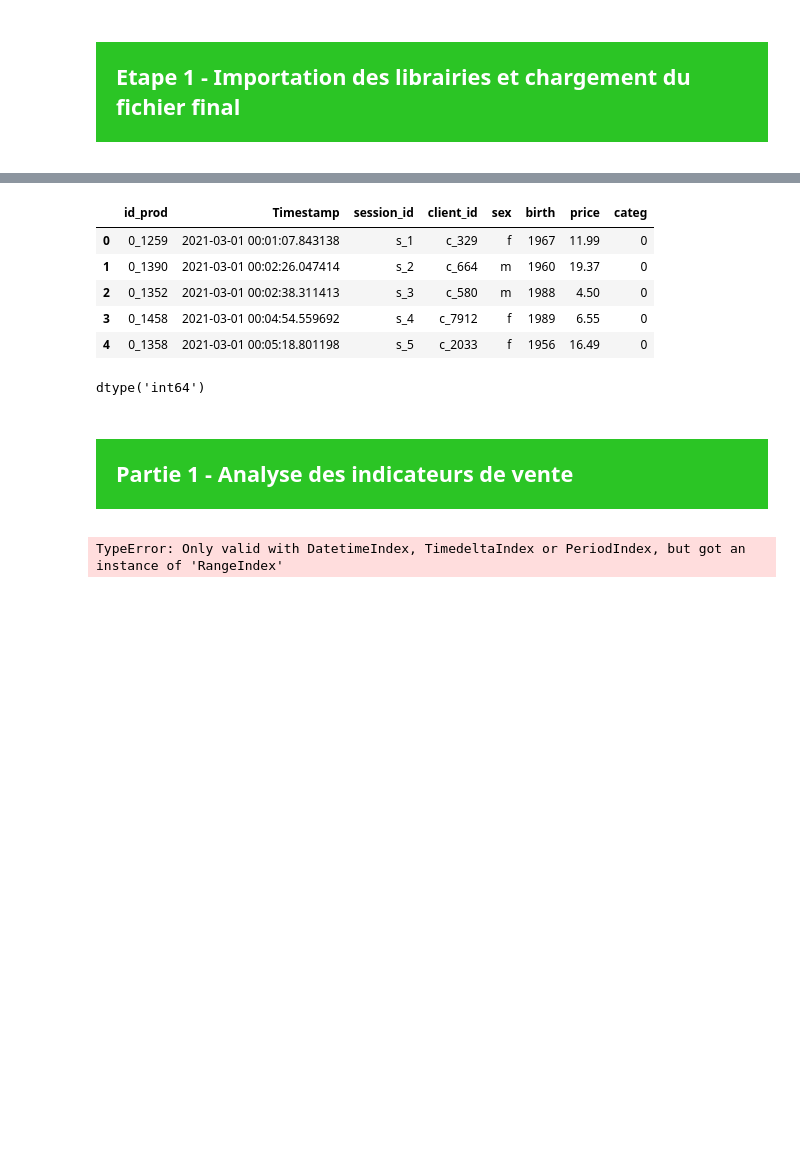
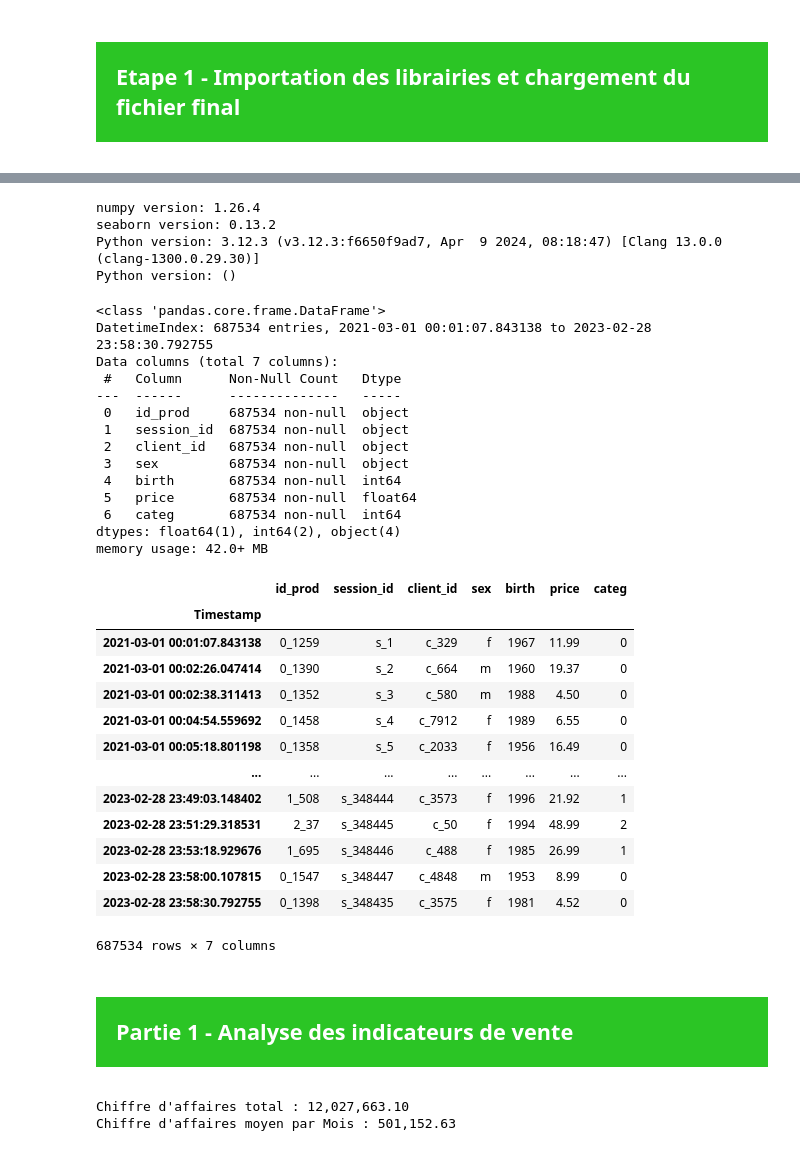
Before and after one commit to IshemZ/Projet_6-Lapage, a Jupyter notebook: Programme/0.main.ipynb, the cells around one changed output, grey strips where cells are left out. Drawn from its saved outputs; the diff is of its cells as text; code cells hidden in the pictures; blank space fills up the shorter version.

```diff
--- a/Programme/0.main.ipynb
+++ b/Programme/0.main.ipynb
@@ -69,9 +10,0 @@ memory usage: 42.0+ MB
-# %%
-df_all.head()
-# %% [output]
-|  | id_prod | Timestamp | session_id | client_id | sex | birth | price | categ |
-| 0 | 0_1259 | 2021-03-01 00:01:07.843138 | s_1 | c_329 | f | 1967 | 11.99 | 0 |
-| 1 | 0_1390 | 2021-03-01 00:02:26.047414 | s_2 | c_664 | m | 1960 | 19.37 | 0 |
-| 2 | 0_1352 | 2021-03-01 00:02:38.311413 | s_3 | c_580 | m | 1988 | 4.50 | 0 |
-| 3 | 0_1458 | 2021-03-01 00:04:54.559692 | s_4 | c_7912 | f | 1989 | 6.55 | 0 |
-| 4 | 0_1358 | 2021-03-01 00:05:18.801198 | s_5 | c_2033 | f | 1956 | 16.49 | 0 |
@@ -80,14 +11,65 @@ df_all.set_index('Timestamp')
-# %%
-df_all.index.dtype
-# %% [output]
-dtype('int64')
+# %%
+import pandas as pd
+import numpy as np
+import matplotlib.pyplot as plt
+import seaborn as sns
+from datetime import datetime
+import sys
+import matplotlib.ticker as ticker
+
+print("numpy version:", np.__version__)
+print("seaborn version:", sns.__version__)
+print("Python version:", sys.version)
+print("Python version:", datetime.__type_params__)
+
+df_all = pd.read_csv('../Source/Data_processed/lapage_all.csv', sep=';', index_col=['Timestamp'] , parse_dates=True)
+# %% [output]
+numpy version: 1.26.4
+seaborn version: 0.13.2
+Python version: 3.12.3 (v3.12.3:f6650f9ad7, Apr  9 2024, 08:18:47) [Clang 13.0.0 (clang-1300.0.29.30)]
+Python version: ()
+# %%
+df_all.info()
+df_all
+# %% [output]
+<class 'pandas.core.frame.DataFrame'>
+DatetimeIndex: 687534 entries, 2021-03-01 00:01:07.843138 to 2023-02-28 23:58:30.792755
+Data columns (total 7 columns):
+ #   Column      Non-Null Count   Dtype
+---  ------      --------------   -----
+ 0   id_prod     687534 non-null  object
+ 1   session_id  687534 non-null  object
+ 2   client_id   687534 non-null  object
+ 3   sex         687534 non-null  object
+ 4   birth       687534 non-null  int64
+ 5   price       687534 non-null  float64
+ 6   categ       687534 non-null  int64
+dtypes: float64(1), int64(2), object(4)
+memory usage: 42.0+ MB
+|  | id_prod | session_id | client_id | sex | birth | price | categ |
+| Timestamp |  |  |  |  |  |  |  |
+| 2021-03-01 00:01:07.843138 | 0_1259 | s_1 | c_329 | f | 1967 | 11.99 | 0 |
+| 2021-03-01 00:02:26.047414 | 0_1390 | s_2 | c_664 | m | 1960 | 19.37 | 0 |
+| 2021-03-01 00:02:38.311413 | 0_1352 | s_3 | c_580 | m | 1988 | 4.50 | 0 |
+| 2021-03-01 00:04:54.559692 | 0_1458 | s_4 | c_7912 | f | 1989 | 6.55 | 0 |
+| 2021-03-01 00:05:18.801198 | 0_1358 | s_5 | c_2033 | f | 1956 | 16.49 | 0 |
+| ... | ... | ... | ... | ... | ... | ... | ... |
+| 2023-02-28 23:49:03.148402 | 1_508 | s_348444 | c_3573 | f | 1996 | 21.92 | 1 |
+| 2023-02-28 23:51:29.318531 | 2_37 | s_348445 | c_50 | f | 1994 | 48.99 | 2 |
+| 2023-02-28 23:53:18.929676 | 1_695 | s_348446 | c_488 | f | 1985 | 26.99 | 1 |
+| 2023-02-28 23:58:00.107815 | 0_1547 | s_348447 | c_4848 | m | 1953 | 8.99 | 0 |
+| 2023-02-28 23:58:30.792755 | 0_1398 | s_348435 | c_3575 | f | 1981 | 4.52 | 0 |
+687534 rows × 7 columns
 # %% [markdown]
 <div style="background-color: rgb(43, 197, 37);" >
 <h2 style="margin: auto; padding: 20px; color:#fff; "> Partie 1 - Analyse des indicateurs de vente </h2>
 </div>
-# %%
-#Evolution mensuel du chiffre d'affaire de la librairie lapage
-df_all.resample('ME', )['price'].sum().plot()
-plt.show()
-# %% [output]
-TypeError: Only valid with DatetimeIndex, TimedeltaIndex or PeriodIndex, but got an instance of 'RangeIndex'
+# %%
+total_revenue = df_all['price'].sum()
+print('Chiffre d\'affaires total : {:,.2f}'.format(total_revenue))
+
+average_monthly_revenue = df_all['price'].resample('ME').sum()
+print('Chiffre d\'affaires moyen par Mois : {:,.2f}'.format(average_monthly_revenue.mean()))
+# %% [output]
+Chiffre d'affaires total : 12,027,663.10
+Chiffre d'affaires moyen par Mois : 501,152.63
```
Also changed, not shown: parts of 11 cells of this notebook.
